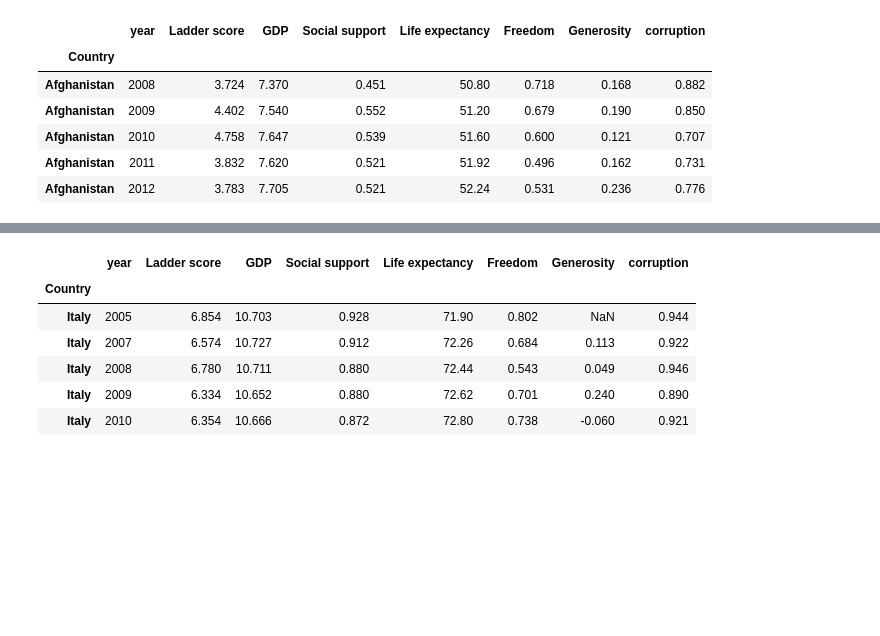
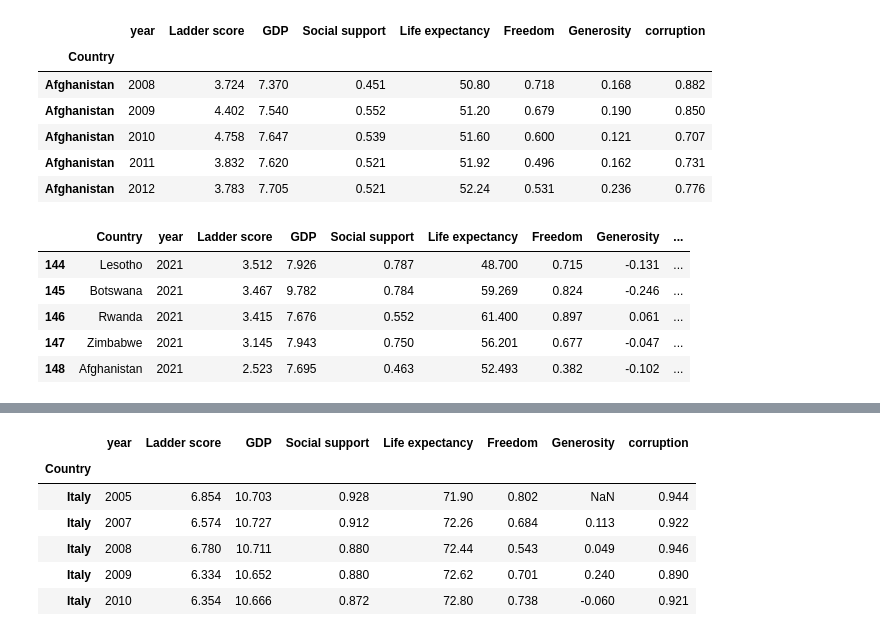
Before and after one commit to Fraolabebe/World-happiness-, a Jupyter notebook: world-happiness .ipynb, the cells around one changed output, grey strips where cells are left out. Drawn from its saved outputs; the diff is of its cells as text; code cells hidden in the pictures; blank space fills up the shorter version.

```diff
--- a/world-happiness .ipynb
+++ b/world-happiness .ipynb
@@ -219,3 +227,12 @@ data.head()
 | Afghanistan | 2010 | 4.758 | 7.647 | 0.539 | 51.60 | 0.600 | 0.121 | 0.707 |
 | Afghanistan | 2011 | 3.832 | 7.620 | 0.521 | 51.92 | 0.496 | 0.162 | 0.731 |
 | Afghanistan | 2012 | 3.783 | 7.705 | 0.521 | 52.24 | 0.531 | 0.236 | 0.776 |
+# %%
+df2.loc[(df2['year']>=2018)].tail()
+# %% [output]
+|  | Country | year | Ladder score | GDP | Social support | Life expectancy | Freedom | Generosity | ... |
+| 144 | Lesotho | 2021 | 3.512 | 7.926 | 0.787 | 48.700 | 0.715 | -0.131 | ... |
+| 145 | Botswana | 2021 | 3.467 | 9.782 | 0.784 | 59.269 | 0.824 | -0.246 | ... |
+| 146 | Rwanda | 2021 | 3.415 | 7.676 | 0.552 | 61.400 | 0.897 | 0.061 | ... |
+| 147 | Zimbabwe | 2021 | 3.145 | 7.943 | 0.750 | 56.201 | 0.677 | -0.047 | ... |
+| 148 | Afghanistan | 2021 | 2.523 | 7.695 | 0.463 | 52.493 | 0.382 | -0.102 | ... |
```
Also changed, not shown: parts of 17 cells of this notebook.
